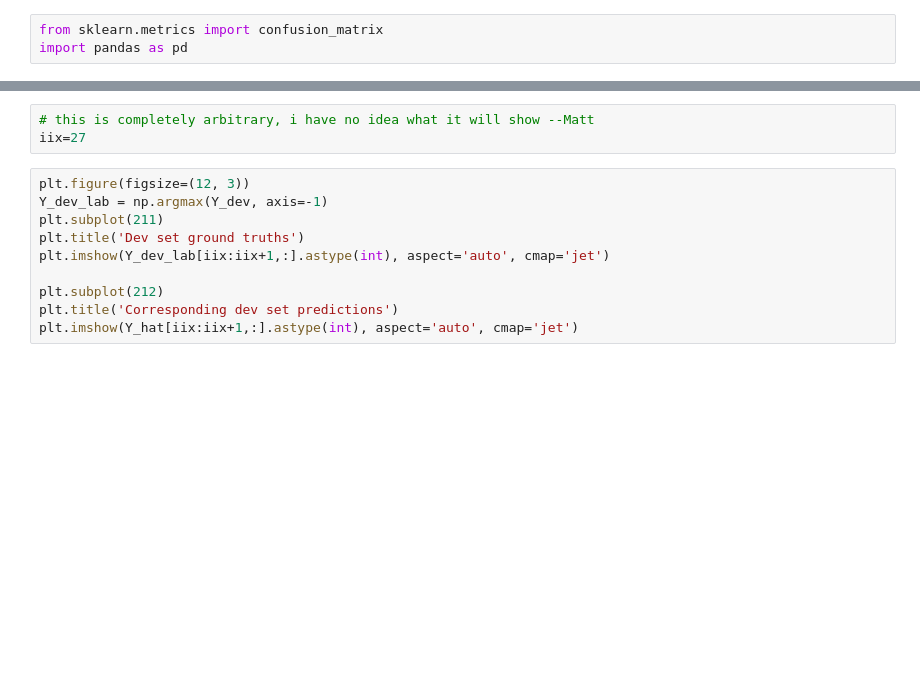
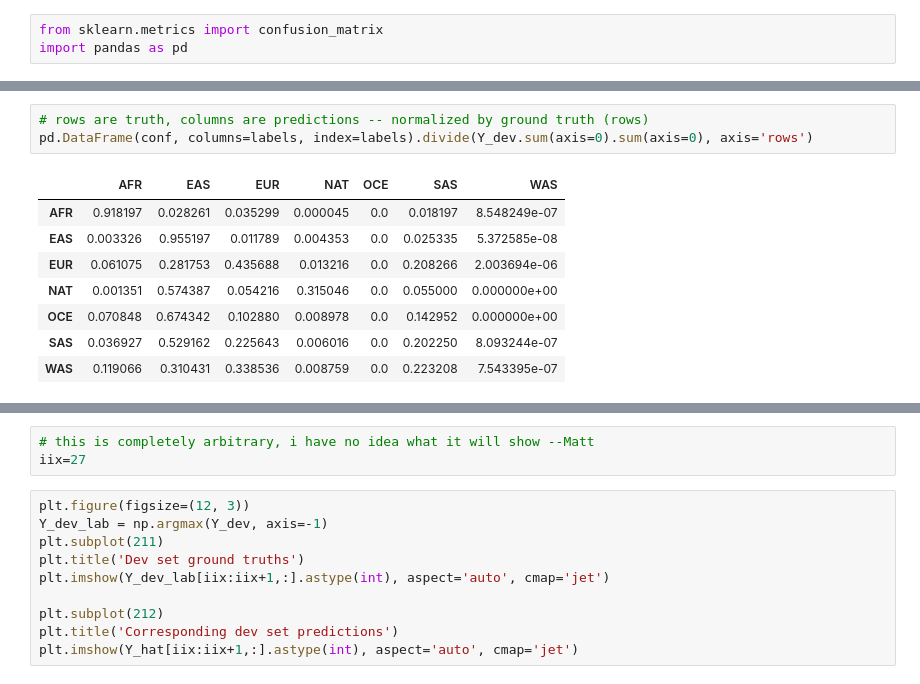
Before and after one commit to maguirre1/deepLAI, a Jupyter notebook: model/sandbox.ipynb, the cells around one changed output, grey strips where cells are left out. Drawn from its saved outputs; the diff is of its cells as text; blank space fills up the shorter version.

```diff
--- a/model/sandbox.ipynb
+++ b/model/sandbox.ipynb
@@ -204,0 +235,12 @@ pd.DataFrame(confusion_matrix(Y_dev.dot(np.arange(nc-int(not oce))).flatten(), Y
+# %%
+# rows are truth, columns are predictions -- normalized by ground truth (rows)
+pd.DataFrame(conf, columns=labels, index=labels).divide(Y_dev.sum(axis=0).sum(axis=0), axis='rows')
+# %% [output]
+|  | AFR | EAS | EUR | NAT | OCE | SAS | WAS |
+| AFR | 0.918197 | 0.028261 | 0.035299 | 0.000045 | 0.0 | 0.018197 | 8.548249e-07 |
+| EAS | 0.003326 | 0.955197 | 0.011789 | 0.004353 | 0.0 | 0.025335 | 5.372585e-08 |
+| EUR | 0.061075 | 0.281753 | 0.435688 | 0.013216 | 0.0 | 0.208266 | 2.003694e-06 |
+| NAT | 0.001351 | 0.574387 | 0.054216 | 0.315046 | 0.0 | 0.055000 | 0.000000e+00 |
+| OCE | 0.070848 | 0.674342 | 0.102880 | 0.008978 | 0.0 | 0.142952 | 0.000000e+00 |
+| SAS | 0.036927 | 0.529162 | 0.225643 | 0.006016 | 0.0 | 0.202250 | 8.093244e-07 |
+| WAS | 0.119066 | 0.310431 | 0.338536 | 0.008759 | 0.0 | 0.223208 | 7.543395e-07 |
```
Also changed, not shown: parts of 12 cells of this notebook.
